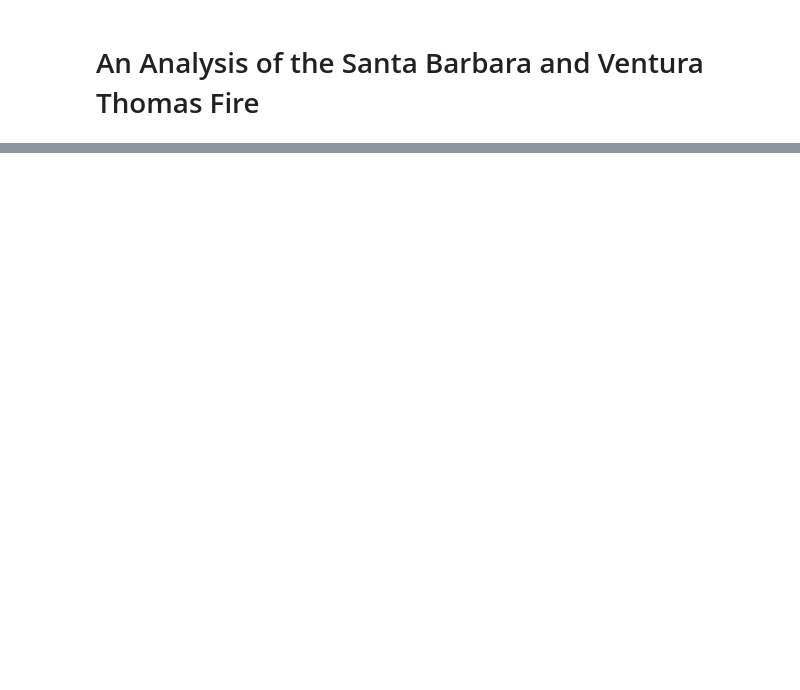
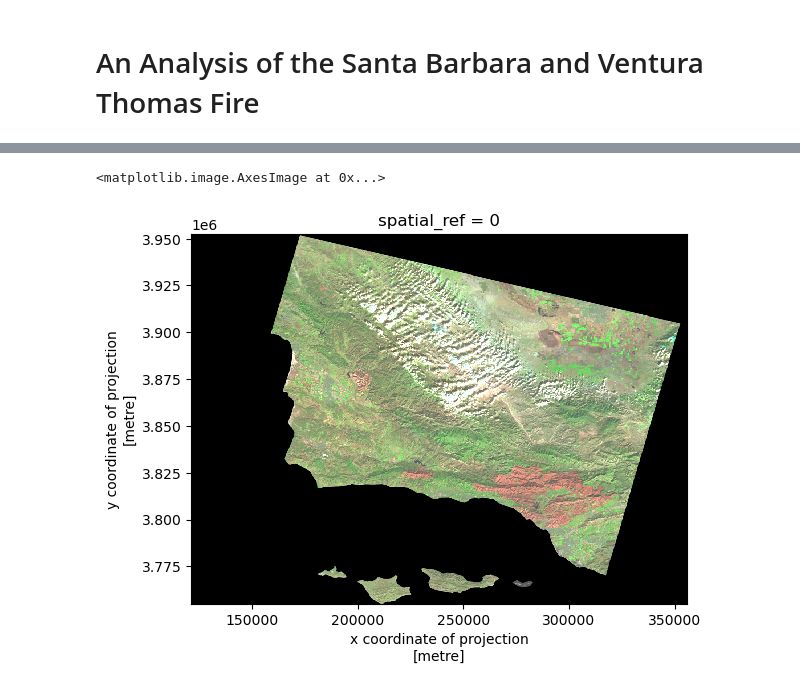
Before and after one commit to kateebeckerr/ThomasFire_Analysis, a Jupyter notebook: ThomasFire.ipynb, the cells around one changed output, grey strips where cells are left out. Cells and saved outputs as stored; diff of their text form; code cells hidden in the pictures; blank space fills up the shorter version.

```diff
--- a/ThomasFire.ipynb
+++ b/ThomasFire.ipynb
@@ -79,0 +144,7 @@ RasterioIOError: /Users/katebecker/Documents/Bren/Fall_Q/EDS_220/final/ThomasFir
+# %%
+#selects the three bands from the landsat 8 image which are swir22(short wave infrared), nir08(near-infrared), and red
+#converts the selected bands into an xarray dataarray and displays the false color image
+landsat[['swir22', 'nir08', 'red']].to_array().plot.imshow(robust = True)
+# %% [output]
+<matplotlib.image.AxesImage at 0x...>
+[figure, added]
```
Also changed, not shown: parts of 31 cells of this notebook, 3 other files.
